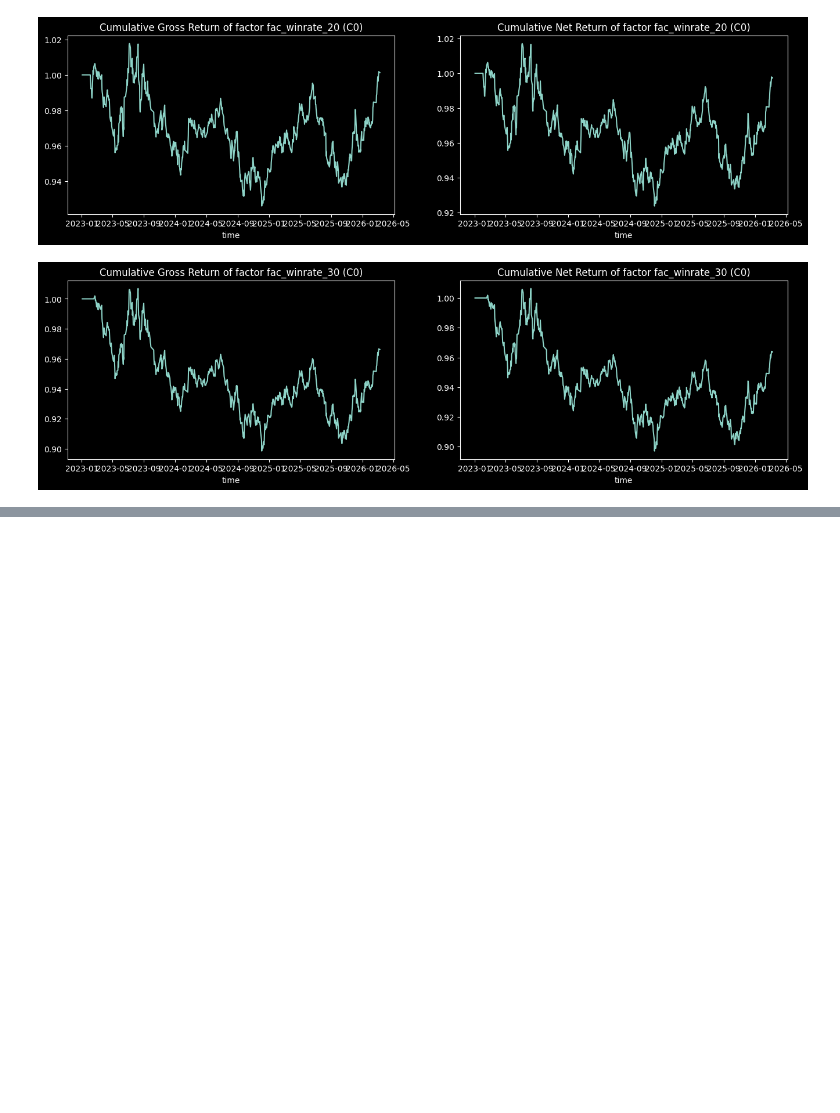
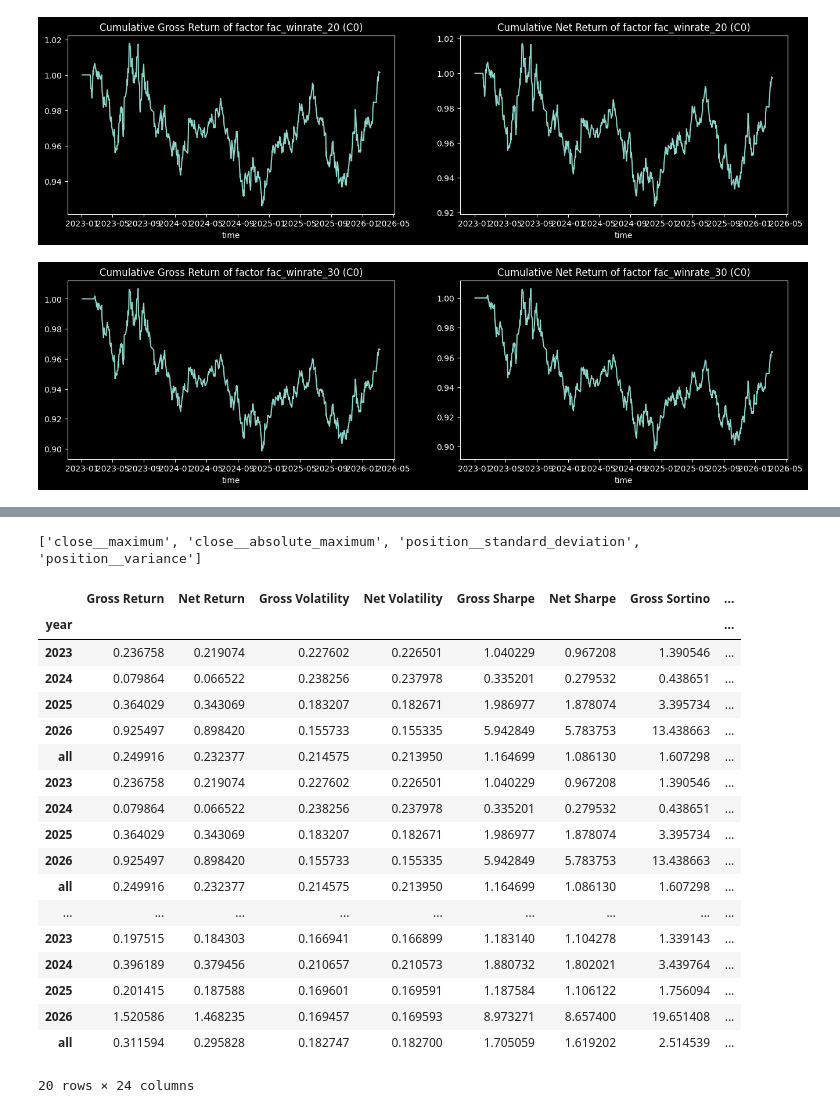
Before and after one commit to leoweng111/lionet, a Jupyter notebook: notebook/test_20260315.ipynb, the cells around one changed output, grey strips where cells are left out. Drawn from its saved outputs; the diff is of its cells as text; code cells hidden in the pictures; blank space fills up the shorter version.

```diff
--- a/notebook/test_20260315.ipynb
+++ b/notebook/test_20260315.ipynb
@@ -143,0 +263,8 @@ bt.plot_nav()
+# %%
+fc_subset = ['close__maximum', 'close__absolute_maximum',
+             'position__standard_deviation', 'position__variance']
+config_path = fg.save_fc(fc_subset)
+selected_fc = FactorGenerator.load_fc(config_path)
+print(selected_fc)
+# %% [output]
+['close__maximum', 'close__absolute_maximum', 'position__standard_deviation', 'position__variance']
@@ -143,0 +273,22 @@ bt.plot_nav()
+# %%
+bt2.performance_summary.loc[bt2.performance_summary['Instrument ID'] == 'C0']
+# %% [output]
+|  | Gross Return | Net Return | Gross Volatility | Net Volatility | Gross Sharpe | Net Sharpe | Gross Sortino | ... |
+| year |  |  |  |  |  |  |  | ... |
+| 2023 | 0.236758 | 0.219074 | 0.227602 | 0.226501 | 1.040229 | 0.967208 | 1.390546 | ... |
+| 2024 | 0.079864 | 0.066522 | 0.238256 | 0.237978 | 0.335201 | 0.279532 | 0.438651 | ... |
+| 2025 | 0.364029 | 0.343069 | 0.183207 | 0.182671 | 1.986977 | 1.878074 | 3.395734 | ... |
+| 2026 | 0.925497 | 0.898420 | 0.155733 | 0.155335 | 5.942849 | 5.783753 | 13.438663 | ... |
+| all | 0.249916 | 0.232377 | 0.214575 | 0.213950 | 1.164699 | 1.086130 | 1.607298 | ... |
+| 2023 | 0.236758 | 0.219074 | 0.227602 | 0.226501 | 1.040229 | 0.967208 | 1.390546 | ... |
+| 2024 | 0.079864 | 0.066522 | 0.238256 | 0.237978 | 0.335201 | 0.279532 | 0.438651 | ... |
+| 2025 | 0.364029 | 0.343069 | 0.183207 | 0.182671 | 1.986977 | 1.878074 | 3.395734 | ... |
+| 2026 | 0.925497 | 0.898420 | 0.155733 | 0.155335 | 5.942849 | 5.783753 | 13.438663 | ... |
+| all | 0.249916 | 0.232377 | 0.214575 | 0.213950 | 1.164699 | 1.086130 | 1.607298 | ... |
+| ... | ... | ... | ... | ... | ... | ... | ... | ... |
+| 2023 | 0.197515 | 0.184303 | 0.166941 | 0.166899 | 1.183140 | 1.104278 | 1.339143 | ... |
+| 2024 | 0.396189 | 0.379456 | 0.210657 | 0.210573 | 1.880732 | 1.802021 | 3.439764 | ... |
+| 2025 | 0.201415 | 0.187588 | 0.169601 | 0.169591 | 1.187584 | 1.106122 | 1.756094 | ... |
+| 2026 | 1.520586 | 1.468235 | 0.169457 | 0.169593 | 8.973271 | 8.657400 | 19.651408 | ... |
+| all | 0.311594 | 0.295828 | 0.182747 | 0.182700 | 1.705059 | 1.619202 | 2.514539 | ... |
+20 rows × 24 columns
```
Also changed, not shown: parts of 33 cells of this notebook, 10 other files.
